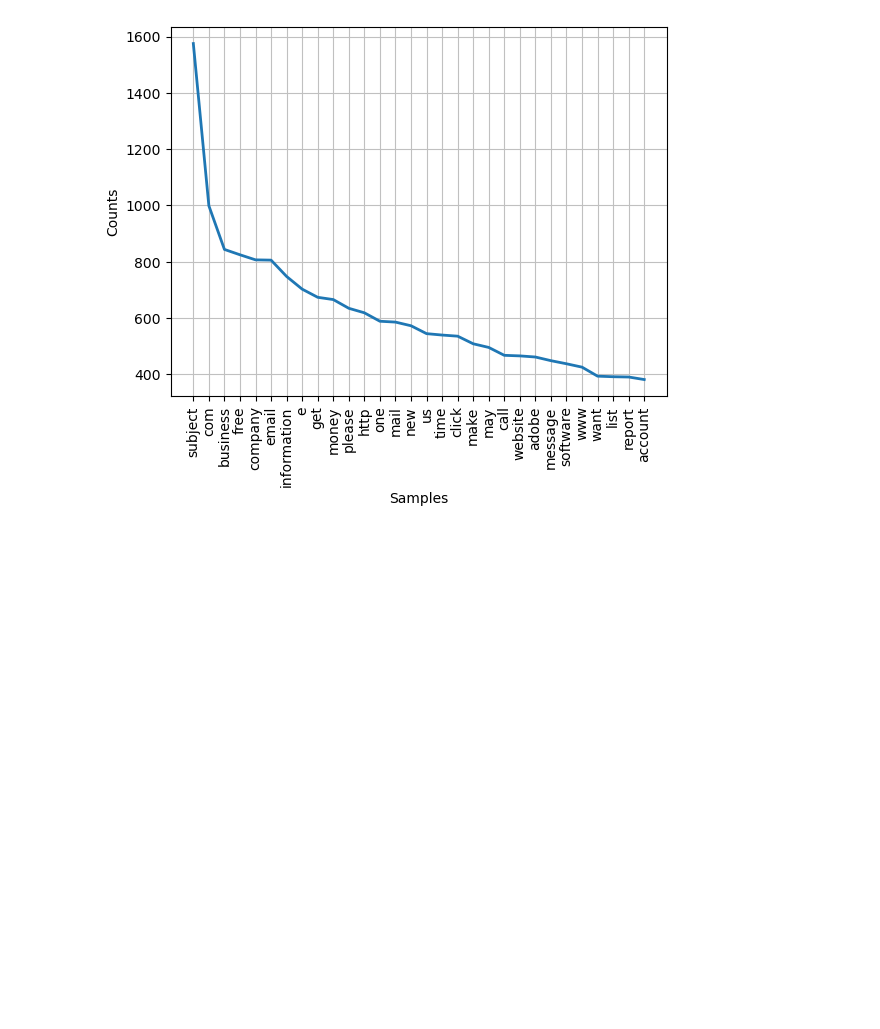
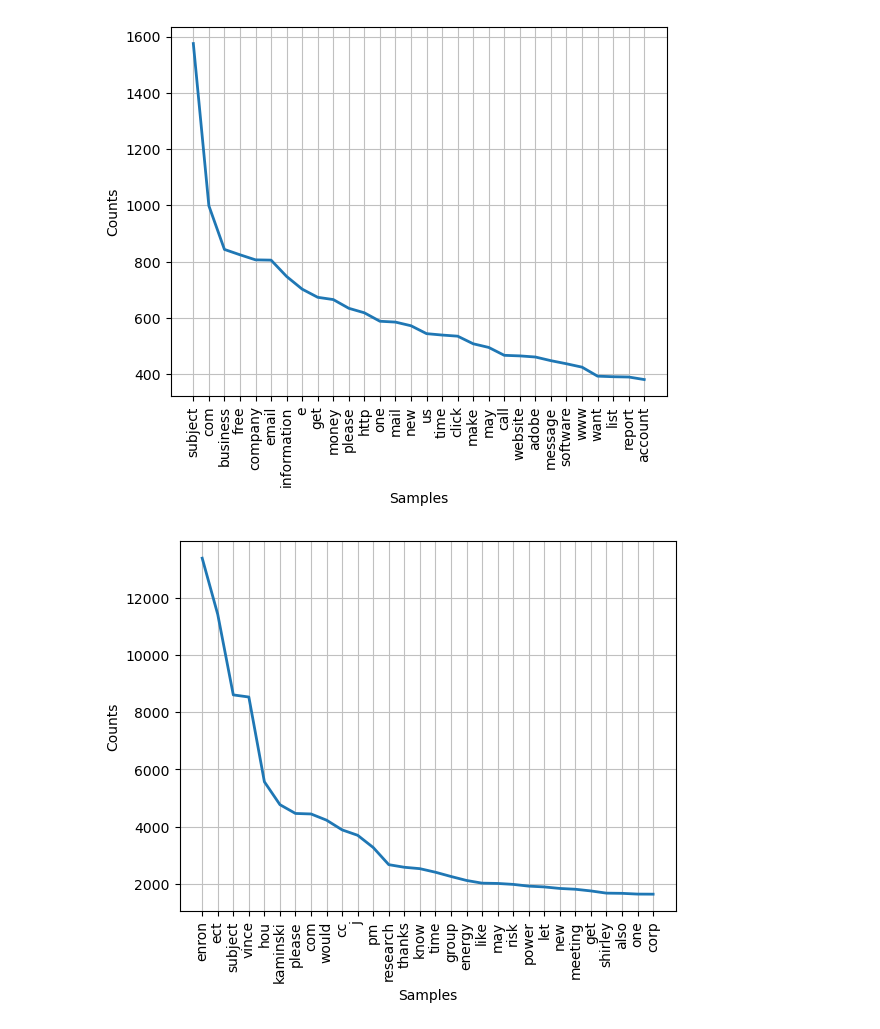
Before and after one commit to Fgonzaruiz/Project-3-NLP-Spam-Categorization, a Jupyter notebook: Untitled.ipynb, the cells around one changed output. Cells and saved outputs as stored; diff of their text form; code cells hidden in the pictures; blank space fills up the shorter version.

```diff
--- a/Untitled.ipynb
+++ b/Untitled.ipynb
@@ -133,3 +128,11 @@ fdist.plot(30, cumulative=False)
 plt.show()
 # %% [output]
 [figure]
+# %%
+not_spam_words = ' '.join(df[df['spam']==0]['text_prepr'])
+not_spam_words = nltk.word_tokenize(not_spam_words)
+fdist = FreqDist(not_spam_words)
+fdist.plot(30, cumulative=False)
+plt.show()
+# %% [output]
+[figure, added]
```
Also changed, not shown: parts of 2 cells of this notebook.
